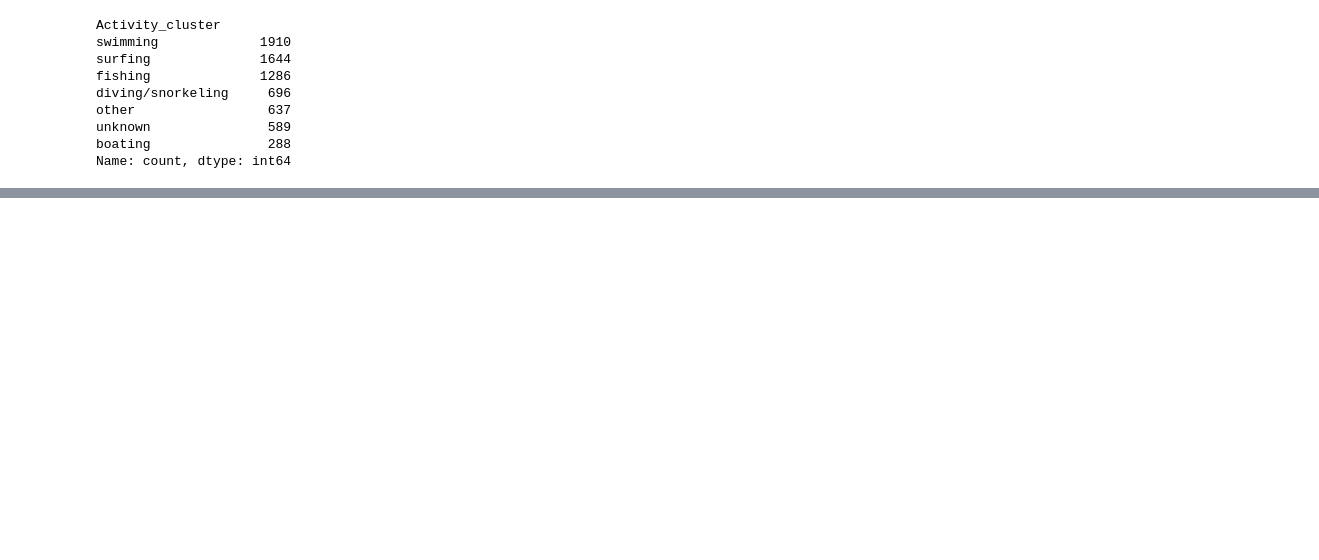
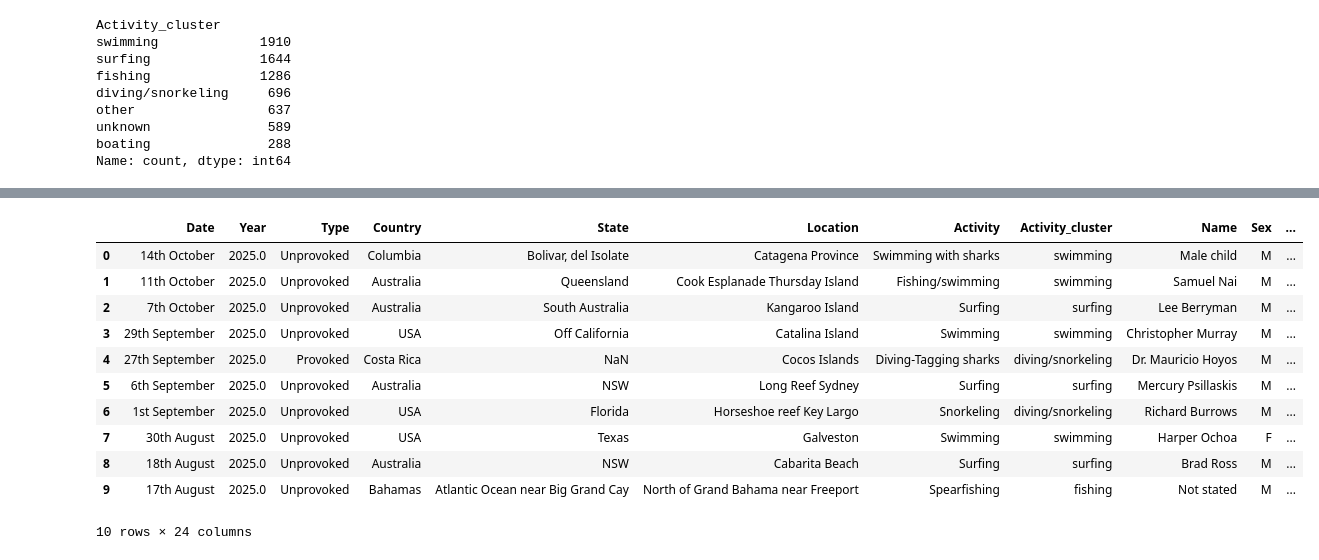
Before and after one commit to Zeineb-November25/baby_shark, a Jupyter notebook: baby_shark_christos.ipynb, the cells around one changed output, grey strips where cells are left out. Cells and saved outputs as stored; diff of their text form; code cells hidden in the pictures; blank space fills up the shorter version.

```diff
--- a/baby_shark_christos.ipynb
+++ b/baby_shark_christos.ipynb
@@ -329,0 +314,22 @@ Name: count, dtype: int64
+# %%
+# we decided to keep also the column activity in case we need to cross-reference in the future
+# bringing the new series "activity_cluster" nexxt to "Activity" so that we avoid forgetting it
+
+cols = list(baby_shark_christos_df.columns)
+cols.insert(cols.index("Activity") + 1, cols.pop(cols.index("Activity_cluster")))
+baby_shark_christos_df = baby_shark_christos_df.loc[:, cols]
+# %%
+baby_shark_christos_df.head(10)
+# %% [output]
+|  | Date | Year | Type | Country | State | Location | Activity | Activity_cluster | Name | Sex | ... |
+| 0 | 14th October | 2025.0 | Unprovoked | Columbia | Bolivar, del Isolate | Catagena Province | Swimming with sharks | swimming | Male child | M | ... |
+| 1 | 11th October | 2025.0 | Unprovoked | Australia | Queensland | Cook Esplanade Thursday Island | Fishing/swimming | swimming | Samuel Nai | M | ... |
+| 2 | 7th October | 2025.0 | Unprovoked | Australia | South Australia | Kangaroo Island | Surfing | surfing | Lee Berryman | M | ... |
+| 3 | 29th September | 2025.0 | Unprovoked | USA | Off California | Catalina Island | Swimming | swimming | Christopher Murray | M | ... |
+| 4 | 27th September | 2025.0 | Provoked | Costa Rica | NaN | Cocos Islands | Diving-Tagging sharks | diving/snorkeling | Dr. Mauricio Hoyos | M | ... |
+| 5 | 6th September | 2025.0 | Unprovoked | Australia | NSW | Long Reef Sydney | Surfing | surfing | Mercury Psillaskis | M | ... |
+| 6 | 1st September | 2025.0 | Unprovoked | USA | Florida | Horseshoe reef Key Largo | Snorkeling | diving/snorkeling | Richard Burrows | M | ... |
+| 7 | 30th August | 2025.0 | Unprovoked | USA | Texas | Galveston | Swimming | swimming | Harper Ochoa | F | ... |
+| 8 | 18th August | 2025.0 | Unprovoked | Australia | NSW | Cabarita Beach | Surfing | surfing | Brad Ross | M | ... |
+| 9 | 17th August | 2025.0 | Unprovoked | Bahamas | Atlantic Ocean near Big Grand Cay | North of Grand Bahama near Freeport | Spearfishing | fishing | Not stated | M | ... |
+10 rows × 24 columns
```
Also changed, not shown: parts of 21 cells of this notebook.
